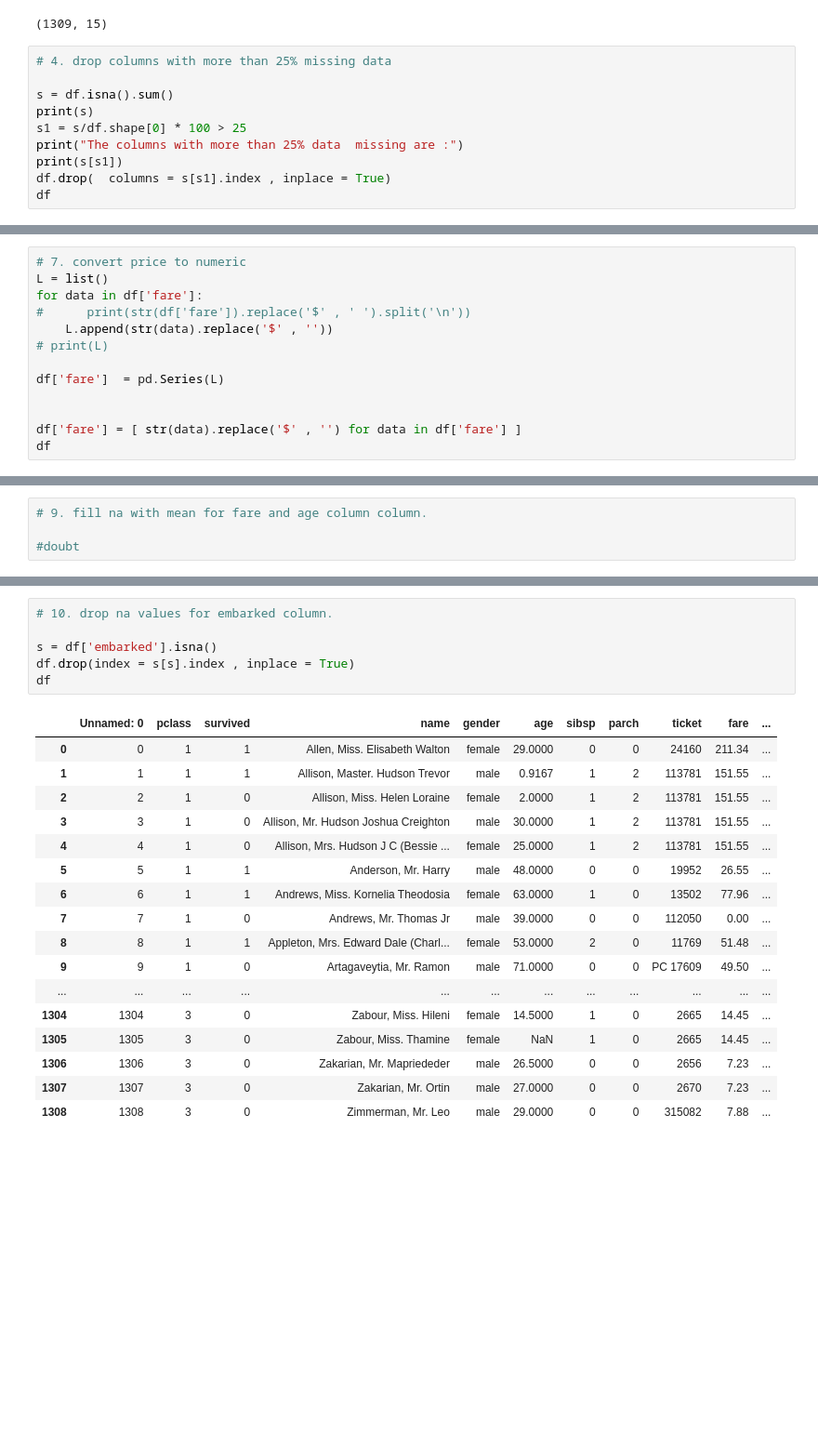
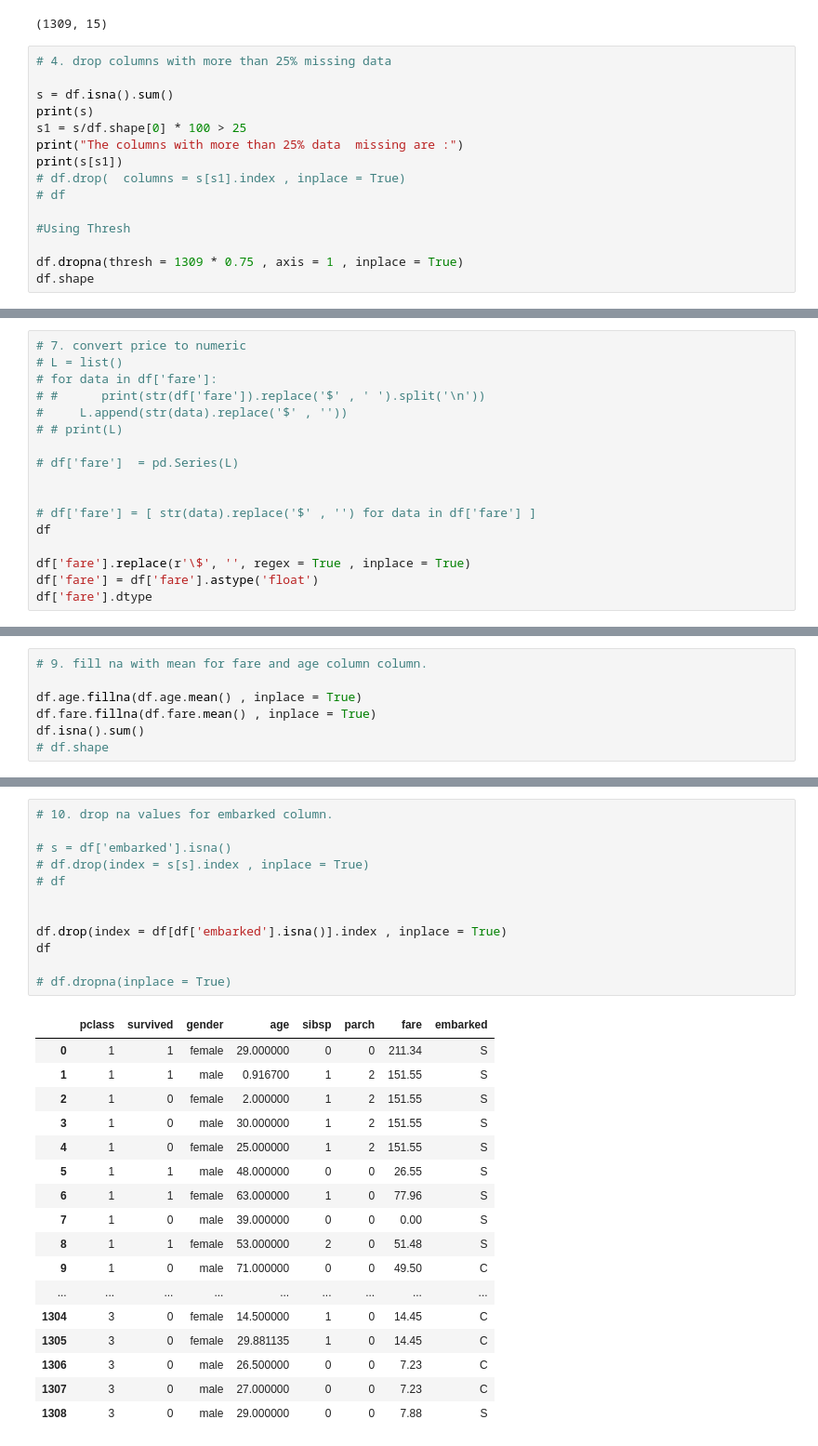
Before and after one commit to leangaurav/weekday2019_09_05, a Jupyter notebook: Assignments/Megha/AssignmentTitanic1Pandas.ipynb, the cells around one changed output, grey strips where cells are left out. Shown: that part at 93% size. Cells and saved outputs as stored; diff of their text form; blank space fills up the shorter version.

```diff
--- a/Assignments/Megha/AssignmentTitanic1Pandas.ipynb
+++ b/Assignments/Megha/AssignmentTitanic1Pandas.ipynb
@@ -57,6 +75,11 @@ print(s)
 s1 = s/df.shape[0] * 100 > 25
 print("The columns with more than 25% data  missing are :")
 print(s[s1])
-df.drop(  columns = s[s1].index , inplace = True)
-df
+# df.drop(  columns = s[s1].index , inplace = True)
+# df
+
+#Using Thresh
+
+df.dropna(thresh = 1309 * 0.75 , axis = 1 , inplace = True)
+df.shape
 # %% [output]
@@ -119,15 +132,19 @@ embarked       object
 dtype: object
 # %%
 # 7. convert price to numeric
-L = list()
-for data in df['fare']:
-#      print(str(df['fare']).replace('$' , ' ').split('\n'))
-    L.append(str(data).replace('$' , ''))
-# print(L)
+# L = list()
+# for data in df['fare']:
+# #      print(str(df['fare']).replace('$' , ' ').split('\n'))
+#     L.append(str(data).replace('$' , ''))
+# # print(L)
 
-df['fare']  = pd.Series(L)
+# df['fare']  = pd.Series(L)
 
 
-df['fare'] = [ str(data).replace('$' , '') for data in df['fare'] ]
+# df['fare'] = [ str(data).replace('$' , '') for data in df['fare'] ]
 df
+
+df['fare'].replace(r'\$', '', regex = True , inplace = True)
+df['fare'] = df['fare'].astype('float')
+df['fare'].dtype
 # %% [output]
@@ -161,4 +169,7 @@ embarked 2
 # %%
 # 9. fill na with mean for fare and age column column.
 
-#doubt
+df.age.fillna(df.age.mean() , inplace = True)
+df.fare.fillna(df.fare.mean() , inplace = True)
+df.isna().sum()
+# df.shape
@@ -165,24 +186,30 @@ embarked 2
 # %%
 # 10. drop na values for embarked column.
 
-s = df['embarked'].isna()
-df.drop(index = s[s].index , inplace = True)
+# s = df['embarked'].isna()
+# df.drop(index = s[s].index , inplace = True)
+# df
+
+
+df.drop(index = df[df['embarked'].isna()].index , inplace = True)
 df
+
+# df.dropna(inplace = True)
 # %% [output]
-|  | Unnamed: 0 | pclass | survived | name | gender | age | sibsp | parch | ticket | fare | ... |
-| 0 | 0 | 1 | 1 | Allen, Miss. Elisabeth Walton | female | 29.0000 | 0 | 0 | 24160 | 211.34 | ... |
-| 1 | 1 | 1 | 1 | Allison, Master. Hudson Trevor | male | 0.9167 | 1 | 2 | 113781 | 151.55 | ... |
-| 2 | 2 | 1 | 0 | Allison, Miss. Helen Loraine | female | 2.0000 | 1 | 2 | 113781 | 151.55 | ... |
-| 3 | 3 | 1 | 0 | Allison, Mr. Hudson Joshua Creighton | male | 30.0000 | 1 | 2 | 113781 | 151.55 | ... |
-| 4 | 4 | 1 | 0 | Allison, Mrs. Hudson J C (Bessie ... | female | 25.0000 | 1 | 2 | 113781 | 151.55 | ... |
-| 5 | 5 | 1 | 1 | Anderson, Mr. Harry | male | 48.0000 | 0 | 0 | 19952 | 26.55 | ... |
-| 6 | 6 | 1 | 1 | Andrews, Miss. Kornelia Theodosia | female | 63.0000 | 1 | 0 | 13502 | 77.96 | ... |
-| 7 | 7 | 1 | 0 | Andrews, Mr. Thomas Jr | male | 39.0000 | 0 | 0 | 112050 | 0.00 | ... |
-| 8 | 8 | 1 | 1 | Appleton, Mrs. Edward Dale (Charl... | female | 53.0000 | 2 | 0 | 11769 | 51.48 | ... |
-| 9 | 9 | 1 | 0 | Artagaveytia, Mr. Ramon | male | 71.0000 | 0 | 0 | PC 17609 | 49.50 | ... |
-| ... | ... | ... | ... | ... | ... | ... | ... | ... | ... | ... | ... |
-| 1304 | 1304 | 3 | 0 | Zabour, Miss. Hileni | female | 14.5000 | 1 | 0 | 2665 | 14.45 | ... |
-| 1305 | 1305 | 3 | 0 | Zabour, Miss. Thamine | female | NaN | 1 | 0 | 2665 | 14.45 | ... |
-| 1306 | 1306 | 3 | 0 | Zakarian, Mr. Mapriededer | male | 26.5000 | 0 | 0 | 2656 | 7.23 | ... |
-| 1307 | 1307 | 3 | 0 | Zakarian, Mr. Ortin | male | 27.0000 | 0 | 0 | 2670 | 7.23 | ... |
-| 1308 | 1308 | 3 | 0 | Zimmerman, Mr. Leo | male | 29.0000 | 0 | 0 | 315082 | 7.88 | ... |
+|  | pclass | survived | gender | age | sibsp | parch | fare | embarked |
+| 0 | 1 | 1 | female | 29.000000 | 0 | 0 | 211.34 | S |
+| 1 | 1 | 1 | male | 0.916700 | 1 | 2 | 151.55 | S |
+| 2 | 1 | 0 | female | 2.000000 | 1 | 2 | 151.55 | S |
+| 3 | 1 | 0 | male | 30.000000 | 1 | 2 | 151.55 | S |
+| 4 | 1 | 0 | female | 25.000000 | 1 | 2 | 151.55 | S |
+| 5 | 1 | 1 | male | 48.000000 | 0 | 0 | 26.55 | S |
+| 6 | 1 | 1 | female | 63.000000 | 1 | 0 | 77.96 | S |
+| 7 | 1 | 0 | male | 39.000000 | 0 | 0 | 0.00 | S |
+| 8 | 1 | 1 | female | 53.000000 | 2 | 0 | 51.48 | S |
+| 9 | 1 | 0 | male | 71.000000 | 0 | 0 | 49.50 | C |
+| ... | ... | ... | ... | ... | ... | ... | ... | ... |
+| 1304 | 3 | 0 | female | 14.500000 | 1 | 0 | 14.45 | C |
+| 1305 | 3 | 0 | female | 29.881135 | 1 | 0 | 14.45 | C |
+| 1306 | 3 | 0 | male | 26.500000 | 0 | 0 | 7.23 | C |
+| 1307 | 3 | 0 | male | 27.000000 | 0 | 0 | 7.23 | C |
+| 1308 | 3 | 0 | male | 29.000000 | 0 | 0 | 7.88 | S |
```
Also changed, not shown: parts of 18 cells of this notebook, 2 other files.
